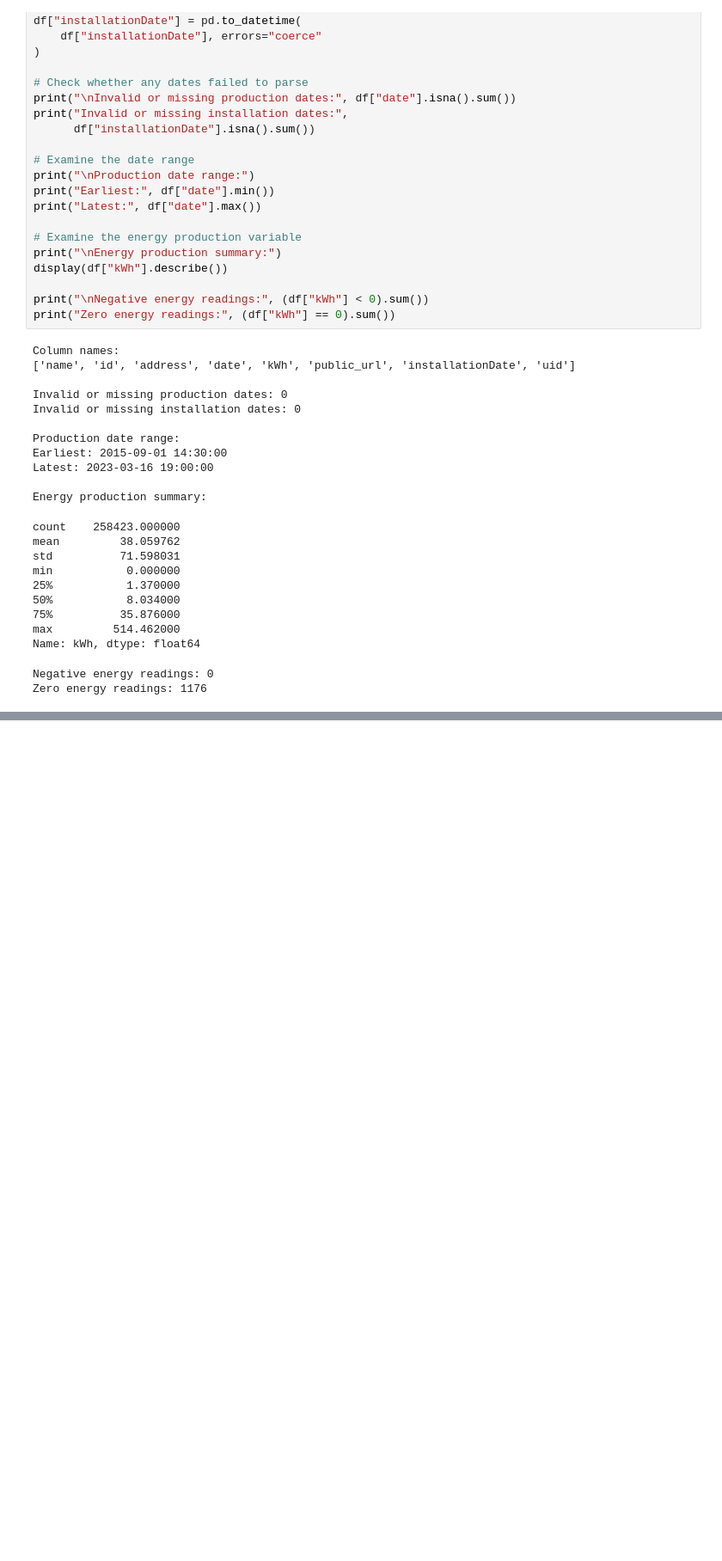
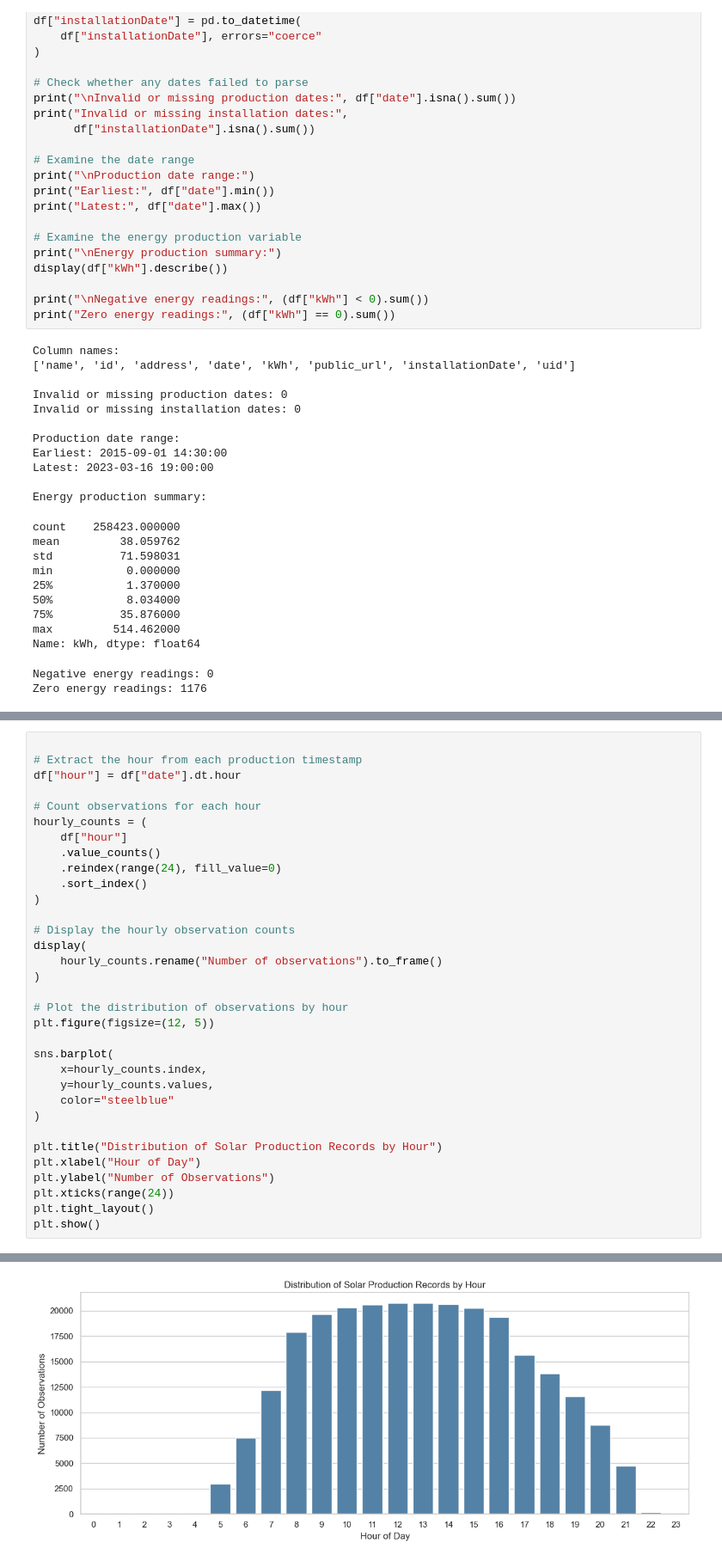
Before and after one commit to damisar/Solar-Energy-Production-Analysis, a Jupyter notebook: notebooks/solar_production_eda.ipynb, the cells around one changed output, grey strips where cells are left out. Shown at 86% size. Drawn from its saved outputs; the diff is of its cells as text; blank space fills up the shorter version.

Commit message:
Analyze temporal consistency and recording patterns

```diff
--- a/notebooks/solar_production_eda.ipynb
+++ b/notebooks/solar_production_eda.ipynb
@@ -195,0 +439,34 @@ Zero energy readings: 1176
+# %%
+
+# Extract the hour from each production timestamp
+df["hour"] = df["date"].dt.hour
+
+# Count observations for each hour
+hourly_counts = (
+    df["hour"]
+    .value_counts()
+    .reindex(range(24), fill_value=0)
+    .sort_index()
+)
+
+# Display the hourly observation counts
+display(
+    hourly_counts.rename("Number of observations").to_frame()
+)
+
+# Plot the distribution of observations by hour
+plt.figure(figsize=(12, 5))
+
+sns.barplot(
+    x=hourly_counts.index,
+    y=hourly_counts.values,
+    color="steelblue"
+)
+
+plt.title("Distribution of Solar Production Records by Hour")
+plt.xlabel("Hour of Day")
+plt.ylabel("Number of Observations")
+plt.xticks(range(24))
+plt.tight_layout()
+plt.show()
+# %% [output]
@@ -195,0 +491 @@ Zero energy readings: 1176
+[figure, added]
```
Also changed, not shown: parts of 12 cells of this notebook.
